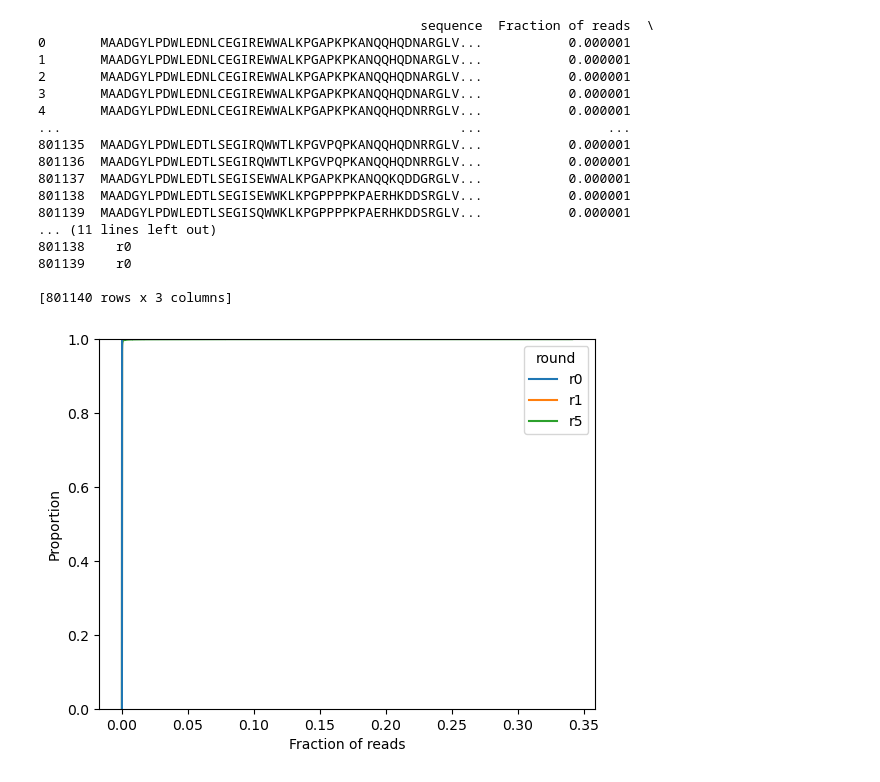
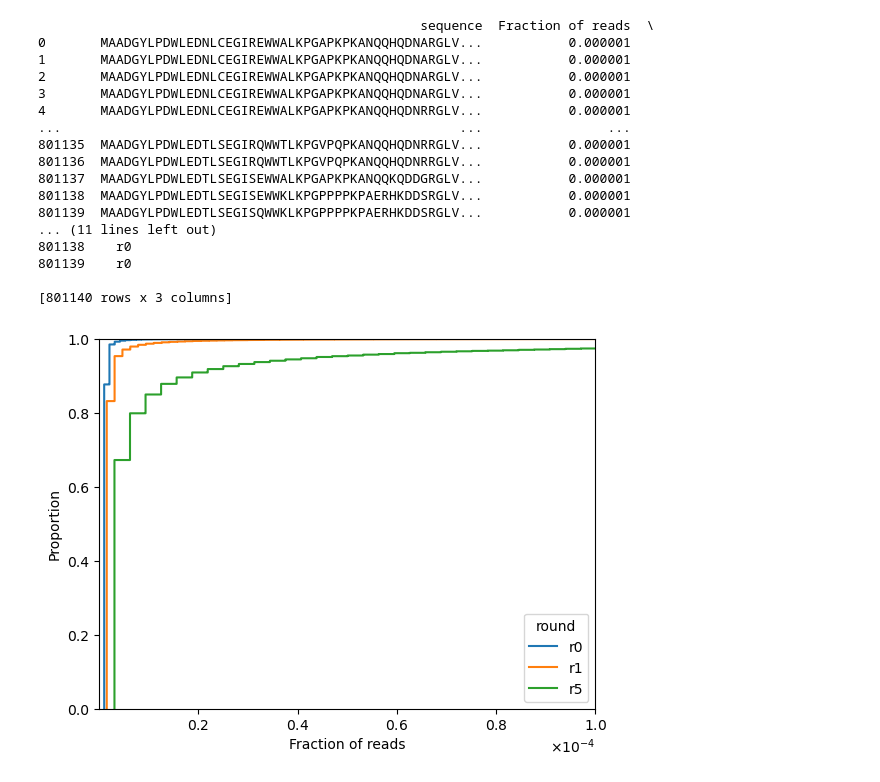
Before and after one commit to szsctt/aavolve_data, a Jupyter notebook: notebooks/2024-05-21_graph_replications.ipynb, the cells around one changed output. Drawn from its saved outputs; the diff is of its cells as text; code cells hidden in the pictures.

```diff
--- a/notebooks/2024-05-21_graph_replications.ipynb
+++ b/notebooks/2024-05-21_graph_replications.ipynb
@@ -281,9 +286,13 @@ print(r0)
 801139    r0
 
 [801140 rows x 3 columns]
-# %%
-sns.ecdfplot(data=test, x="Fraction of reads", hue="round")
-
-plt.savefig("proportion_of_high_count_sequences.png")
-# %% [output]
-[figure, removed]
+# %%
+from matplotlib.ticker import ScalarFormatter
+ecdf = sns.ecdfplot(data=test, x="Fraction of reads", hue="round")
+plt.xlim(1e-7, 1e-4)
+plt.gca().xaxis.set_major_formatter(ScalarFormatter(useMathText=True))
+plt.gca().xaxis.get_major_formatter().set_scientific(True)
+plt.gca().xaxis.get_major_formatter().set_powerlimits((0, 0))
+plt.savefig("proportion_of_high_count_sequences.png")
+# %% [output]
+[figure, added]
```
Also changed, not shown: parts of 3 cells of this notebook.
